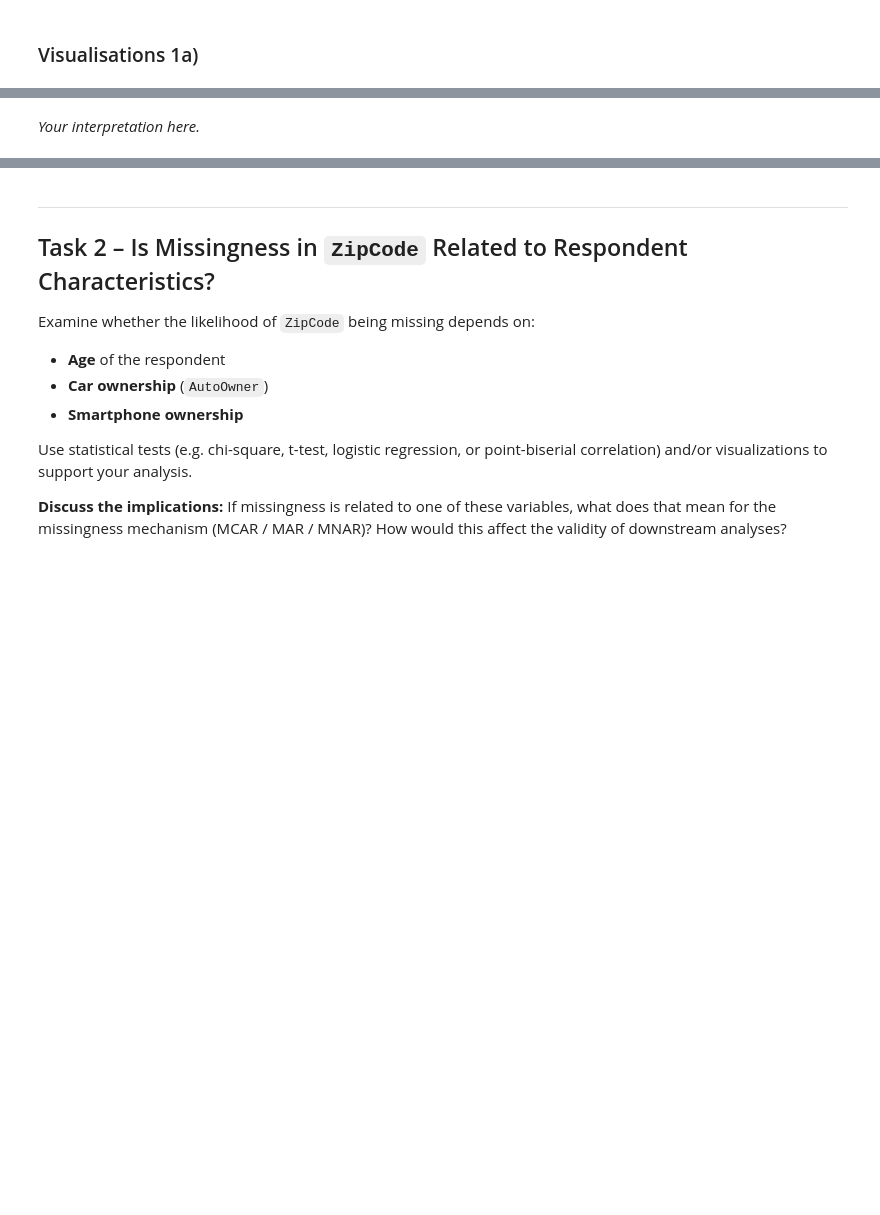
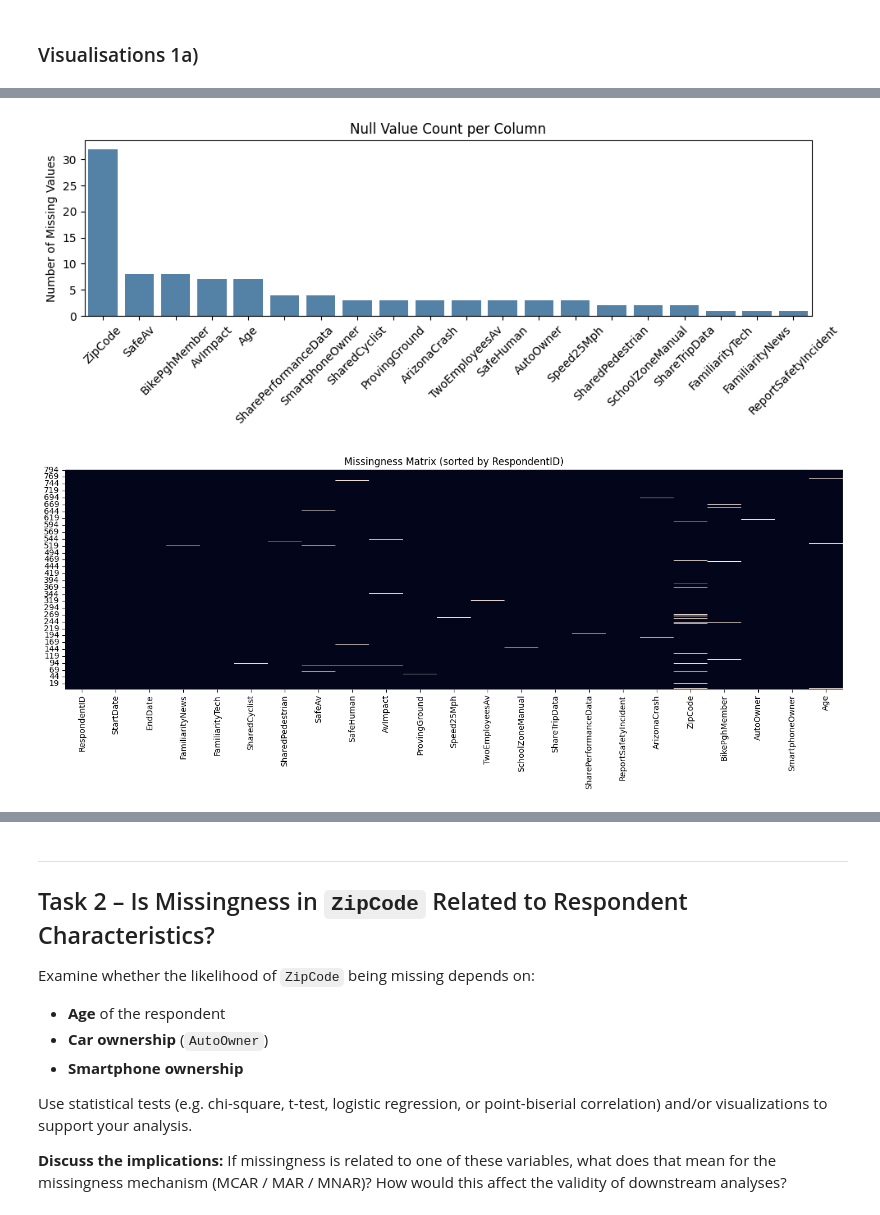
Before and after one commit to athi2210/DA-Lab-group, a Jupyter notebook: data_quality_missing_values.ipynb, the cells around one changed output, grey strips where cells are left out. Saved outputs shown, nothing was run; the diff lists cells and outputs as text; code cells hidden in the pictures; blank space fills up the shorter version.

```diff
--- a/data_quality_missing_values.ipynb
+++ b/data_quality_missing_values.ipynb
@@ -141,2 +112,29 @@ plt.show()
-# %% [markdown]
-*Your interpretation here.*
+# %%
+cols_with_na = df_av.columns[df_av.isnull().any()].tolist()
+
+fig, ax = plt.subplots(figsize=(10, 4))
+sns.barplot(x=miss_summary.index, y=miss_summary['n_missing'], color='steelblue', ax=ax) # plot bar chart of missing counts per column
+ax.set_title('Null Value Count per Column')
+ax.set_ylabel('Number of Missing Values')
+ax.set_xlabel('')
+ax.tick_params(axis='x', rotation=45)
+plt.tight_layout()
+plt.show()
+
+fig, ax = plt.subplots(figsize=(14, 6))
+sns.heatmap(df_av.sort_values('RespondentID').isna(), cbar=False, ax=ax) # visualize missingness pattern sorted by RespondentID
+ax.set_title('Missingness Matrix (sorted by RespondentID)')
+ax.set_xlabel('')
+plt.tight_layout()
+plt.show()
+
+null_corr = df_av[cols_with_na].isnull().corr().round(2) # compute correlation of missingness between columns with NA only
+fig, ax = plt.subplots(figsize=(10, 8))
+sns.heatmap(null_corr, annot=True, fmt='.2f', cmap='coolwarm', center=0,
+            linewidths=0.5, ax=ax)
+ax.set_title('Missingness Correlation (columns with NA only)')
+plt.tight_layout()
+plt.show()
+# %% [output]
+[figure, added]
+[figure, added]
```
Also changed, not shown: parts of 18 cells of this notebook.
